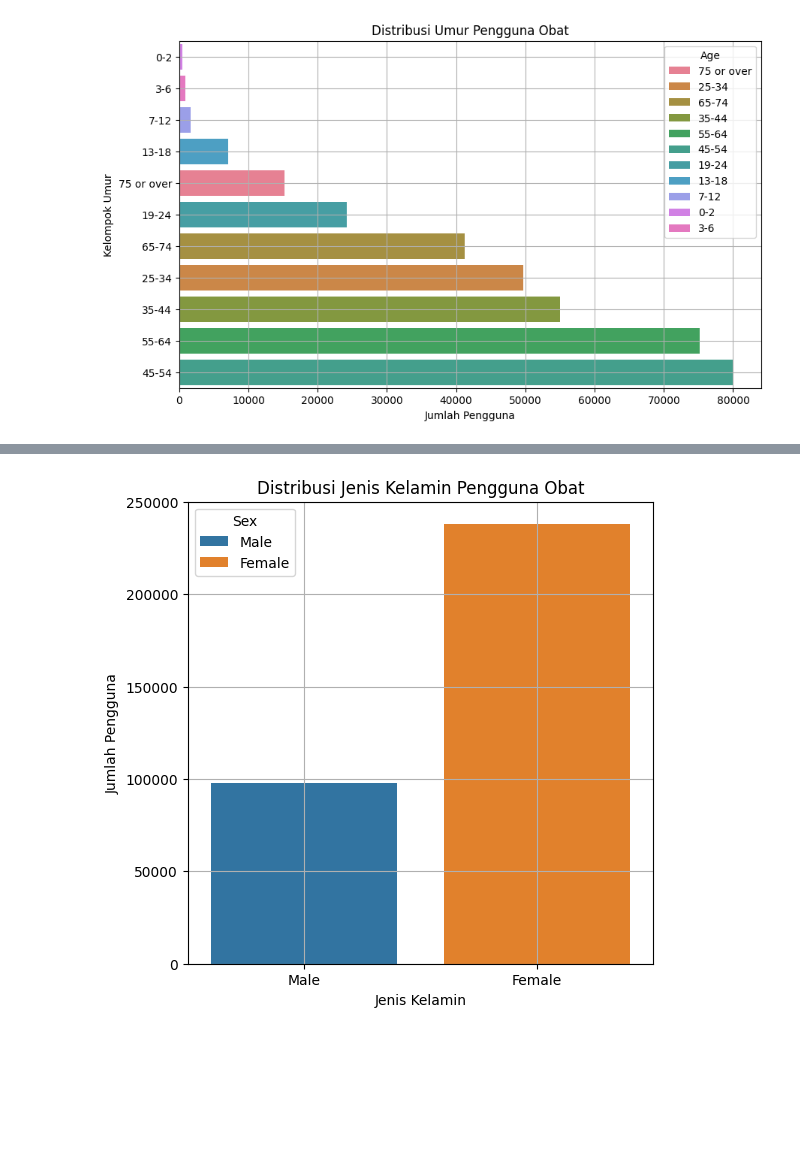
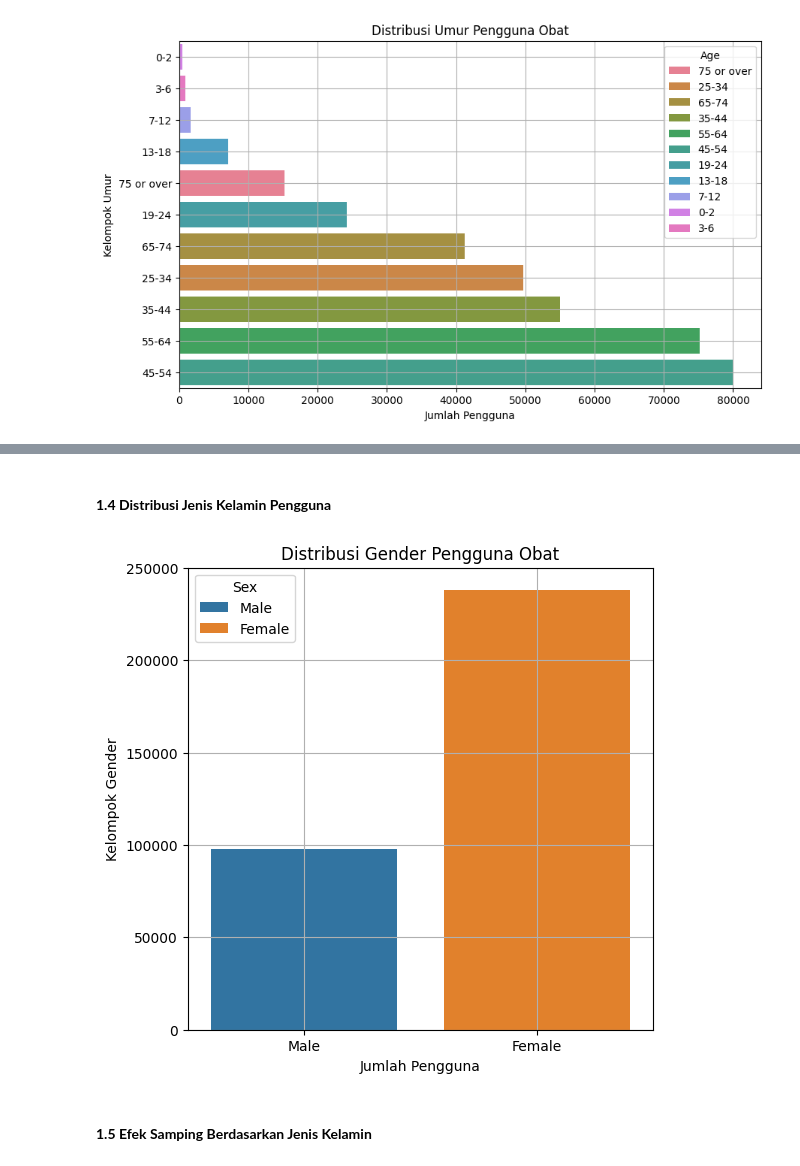
Before and after one commit to AnggaDS01/Python, a Jupyter notebook: Machine-Learning/Projects/Pytorch/Classification-Tasks/WebMD-Drug-Reviews-Dataset/explore_data.ipynb, the cells around one changed output, grey strips where cells are left out. Cells and saved outputs as stored; diff of their text form; code cells hidden in the pictures; blank space fills up the shorter version.

```diff
--- a/Machine-Learning/Projects/Pytorch/Classification-Tasks/WebMD-Drug-Reviews-Dataset/explore_data.ipynb
+++ b/Machine-Learning/Projects/Pytorch/Classification-Tasks/WebMD-Drug-Reviews-Dataset/explore_data.ipynb
@@ -210,11 +332,15 @@ plt.show()
+# %% [markdown]
+#### **1.4 Distribusi Jenis Kelamin Pengguna**
 # %%
-# Plot distribusi jenis kelamin
+# Plot distribusi umur
 plt.figure(figsize=(6, 6))
 sns.countplot(x='Sex', hue='Sex', data=df)
-plt.title('Distribusi Jenis Kelamin Pengguna Obat')
-plt.xlabel('Jenis Kelamin')
-plt.ylabel('Jumlah Pengguna')
+plt.title('Distribusi Gender Pengguna Obat')
+plt.xlabel('Jumlah Pengguna')
+plt.ylabel('Kelompok Gender')
 plt.grid()
 plt.show()
 # %% [output]
-[figure, old version]
+[figure, new version]
+# %% [markdown]
+#### **1.5 Efek Samping Berdasarkan Jenis Kelamin**
```
Also changed, not shown: parts of 30 cells of this notebook, 1 other file.
